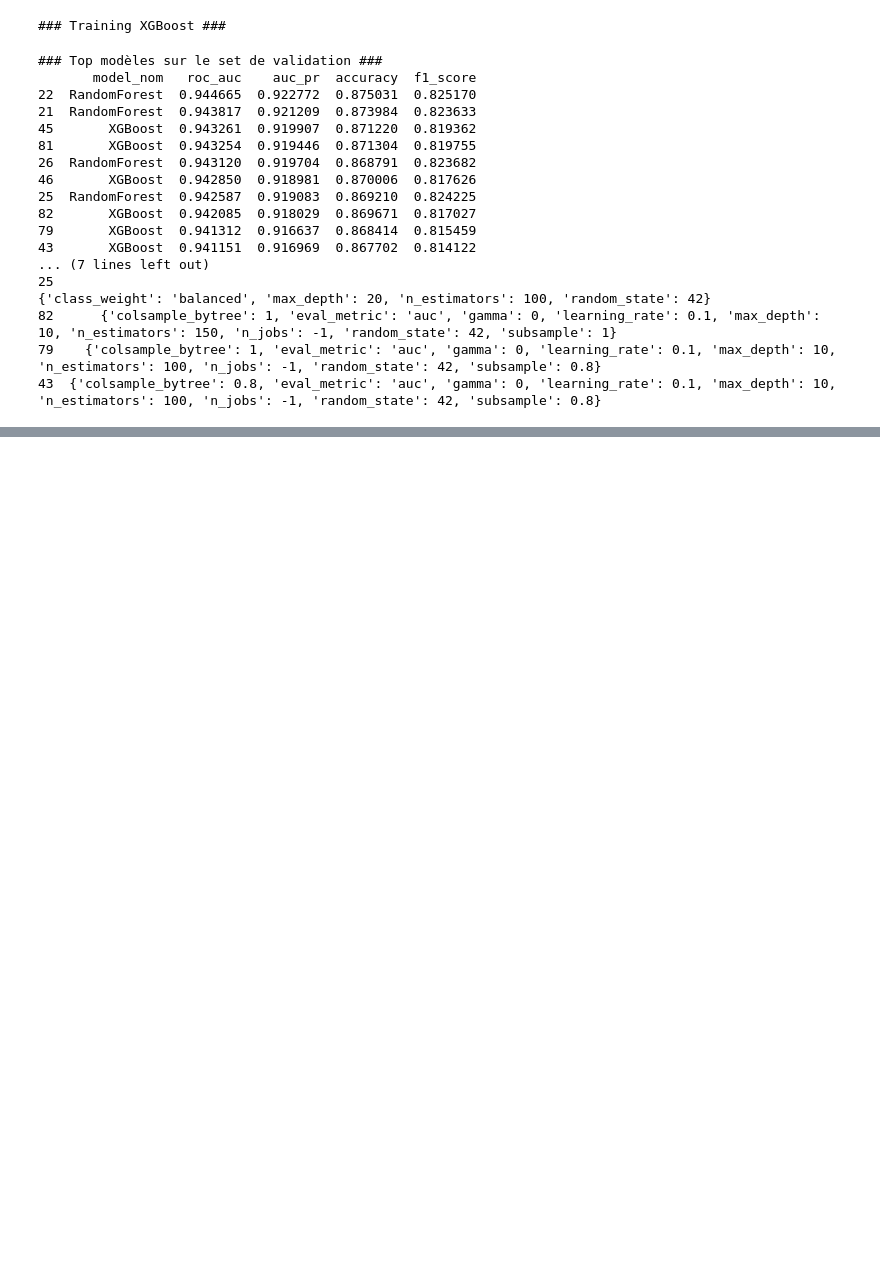
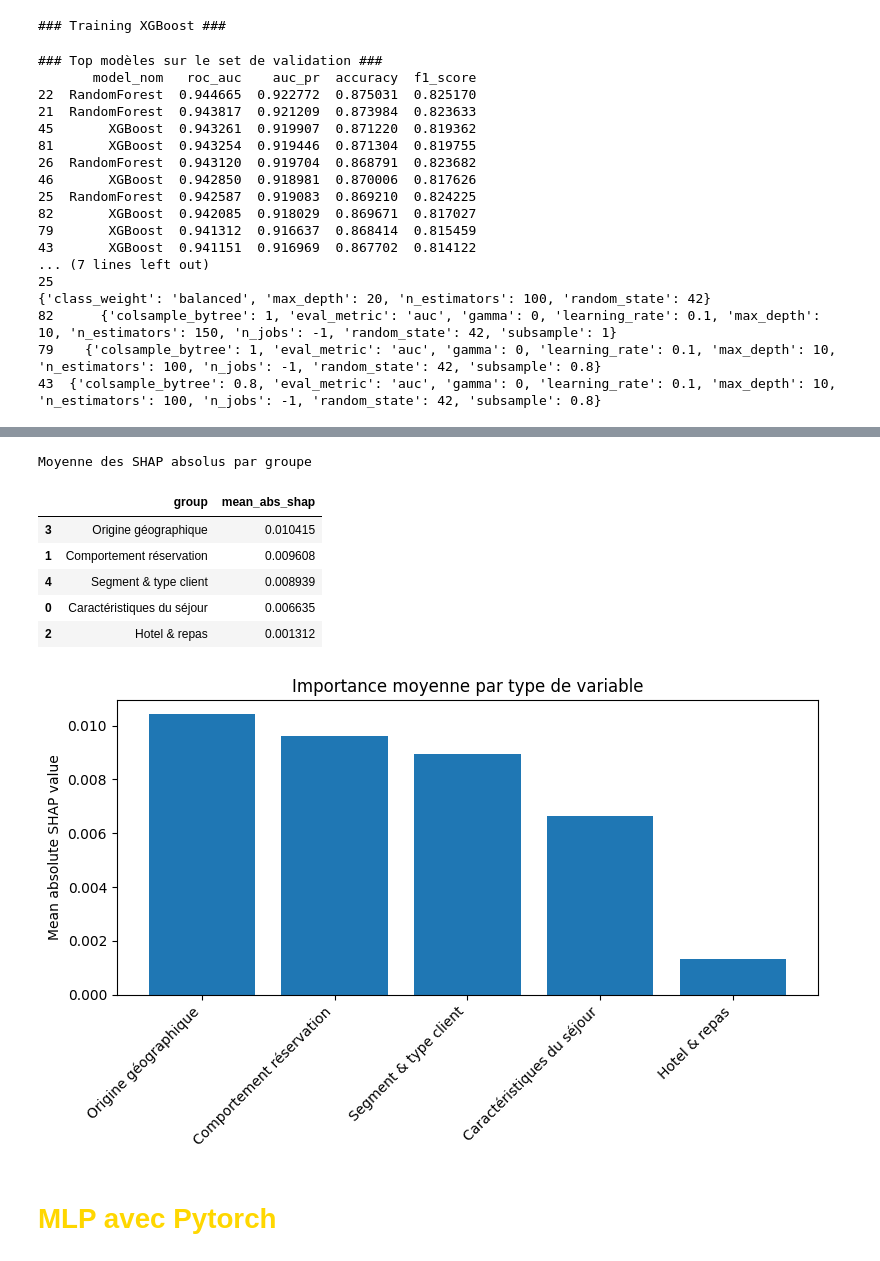
Before and after one commit to firasbouzazi/Hotel-reservation, a Jupyter notebook: Projet_AAA.ipynb, the cells around one changed output, grey strips where cells are left out. Saved outputs shown, nothing was run; the diff lists cells and outputs as text; code cells hidden in the pictures; blank space fills up the shorter version.

Commit message:
Rajout de SHAP

```diff
--- a/Projet_AAA.ipynb
+++ b/Projet_AAA.ipynb
@@ -602,0 +551,36 @@ F1 Score : 0.8024
+# %%
+#Dans cette cellule on évalue les Mean Absolute SHAP Value propre à chaque groupe.
+
+#L'intérêt d'utiliser les Mean Absolute SHAP Value est qu'on obtient la contribution moyenne de chaque variable sur toutes les prédictions et non une seule comme avec les SHAP Values simples.
+
+abs_shap = np.abs(shap_values_array) #On calcule la valeur absolue des SHAP Values précédemment calculées.
+mean_abs_shap = abs_shap.mean(axis=0) #On calcule la moyenne de ces valeurs SHAP sur toutes les prédictions par variables
+
+
+df_importance = pd.DataFrame({'feature': feature_names,'mean_abs_shap': mean_abs_shap}) #On crée un df contenant chaque variable avec leur Mean Absolute SHAP Value
+df_importance['group'] = df_importance['feature'].map(group_de_features) #On répartir ces variables selon nos groupes de variables
+
+#Enfin, par groupe de variables, on calcule la moyenne des Mean Absolute SHAP Values des variables composant ce groupe.
+group_importance = (df_importance.groupby('group')['mean_abs_shap'].mean().reset_index().sort_values('mean_abs_shap', ascending=False))
+
+print("Moyenne des SHAP absolus par groupe")
+display(group_importance)
+
+plt.figure(figsize=(8,5))
+plt.bar(group_importance['group'], group_importance['mean_abs_shap'])
+plt.xticks(rotation=45, ha='right')
+plt.ylabel('Mean absolute SHAP value')
+plt.title('Importance moyenne par type de variable')
+plt.tight_layout()
+plt.show()
+# %% [output]
+Moyenne des SHAP absolus par groupe
+|  | group | mean_abs_shap |
+| 3 | Origine géographique | 0.010415 |
+| 1 | Comportement réservation | 0.009608 |
+| 4 | Segment & type client | 0.008939 |
+| 0 | Caractéristiques du séjour | 0.006635 |
+| 2 | Hotel & repas | 0.001312 |
+[figure, added]
+# %% [markdown]
+<h1 style="color:gold;">MLP avec Pytorch</h1>
```
Also changed, not shown: parts of 12 cells of this notebook.
